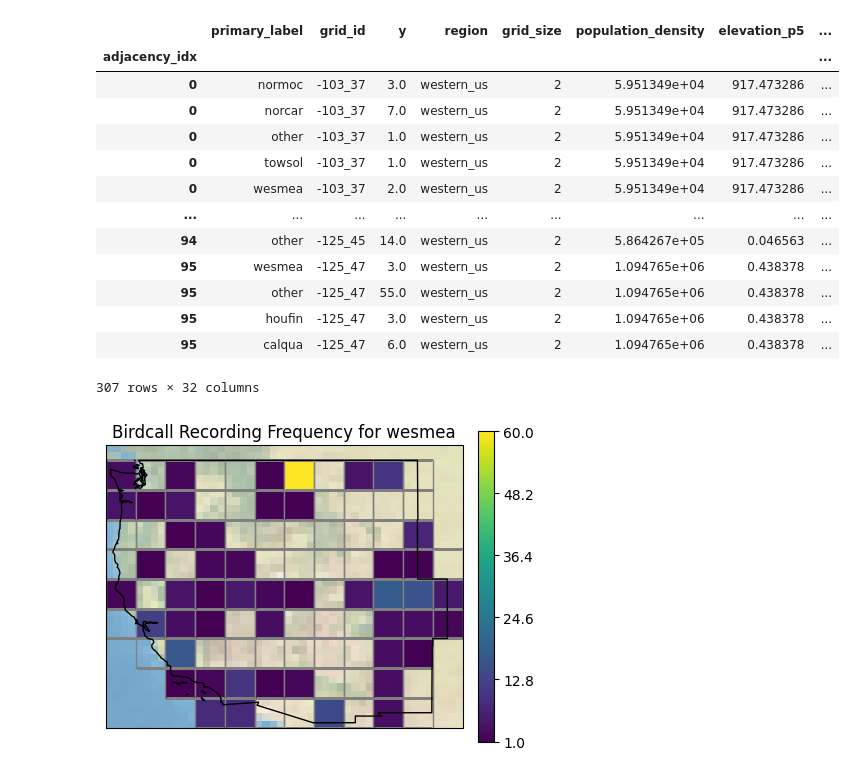
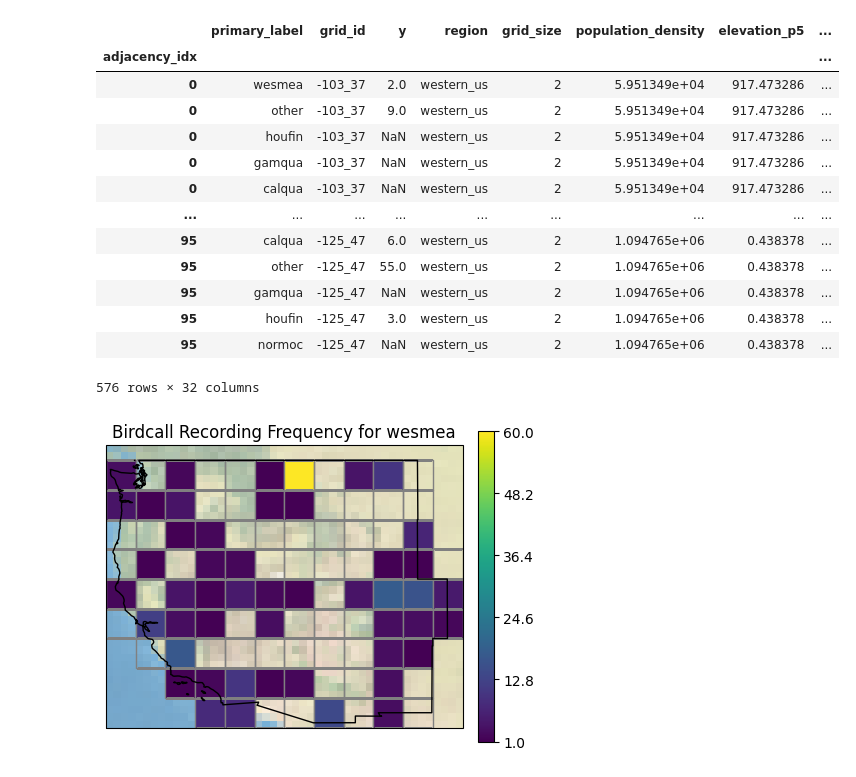
Before and after one commit to acmiyaguchi/iyse4620-birdcall-distributions, a Jupyter notebook: notebooks/2022-11-27-more-modeling.ipynb, the cells around one changed output. Cells and saved outputs as stored; diff of their text form; code cells hidden in the pictures.

```diff
--- a/notebooks/2022-11-27-more-modeling.ipynb
+++ b/notebooks/2022-11-27-more-modeling.ipynb
@@ -39,48 +39,49 @@ W = convert_to_adjacency_matrix(adjacency_list)
 # pull out species and longitude/latitude data from the kaggle dataset
 df = pd.read_csv("../data/raw/birdclef-2022/train_metadata.csv")
 df = df[["primary_label", "latitude", "longitude"]].dropna()
 df = add_lonlat_columns(df, grid)
 df = df[df.grid.notnull()]
 df["adjacency_idx"] = df.grid_id.apply(lambda x: mapping.get(x, None))
 
 # now modify the species list so we only keep the top n
-n = 10
+n = 5
 top_n = (
     df[["primary_label"]]
     .groupby("primary_label")
     .value_counts()
     .sort_values(ascending=False)[:n]
 )
 df["primary_label"] = df.primary_label.apply(
     lambda x: x if x in top_n.index else "other"
 )
 
 # count number of observed calls per adjacency index, and join against the ee variables
 group_cols = ["primary_label", "grid_id"]
 counts_df = df[group_cols].groupby(group_cols).value_counts().reset_index()
 counts_df.columns = group_cols + ["y"]
 
-prep_df = counts_df.merge(
-    ee_df.rename(columns={"name": "grid_id"}), on="grid_id", how="outer"
+ee_with_species = ee_df.rename(columns={"name": "grid_id"}).merge(
+    pd.DataFrame({"primary_label": df.primary_label.unique()}), how="cross"
 )
+prep_df = counts_df.merge(ee_with_species, on=["grid_id", "primary_label"], how="outer")
 prep_df["adjacency_idx"] = prep_df.grid_id.apply(lambda x: mapping.get(x, None))
 prep_df = prep_df.set_index("adjacency_idx").sort_index()
 prep_df
 # %% [output]
 |  | primary_label | grid_id | y | region | grid_size | population_density | elevation_p5 | ... |
 | adjacency_idx |  |  |  |  |  |  |  | ... |
-| 0 | normoc | -103_37 | 3.0 | western_us | 2 | 5.951349e+04 | 917.473286 | ... |
-| 0 | norcar | -103_37 | 7.0 | western_us | 2 | 5.951349e+04 | 917.473286 | ... |
-| 0 | other | -103_37 | 1.0 | western_us | 2 | 5.951349e+04 | 917.473286 | ... |
-| 0 | towsol | -103_37 | 1.0 | western_us | 2 | 5.951349e+04 | 917.473286 | ... |
 | 0 | wesmea | -103_37 | 2.0 | western_us | 2 | 5.951349e+04 | 917.473286 | ... |
+| 0 | other | -103_37 | 9.0 | western_us | 2 | 5.951349e+04 | 917.473286 | ... |
+| 0 | houfin | -103_37 | NaN | western_us | 2 | 5.951349e+04 | 917.473286 | ... |
+| 0 | gamqua | -103_37 | NaN | western_us | 2 | 5.951349e+04 | 917.473286 | ... |
+| 0 | calqua | -103_37 | NaN | western_us | 2 | 5.951349e+04 | 917.473286 | ... |
 | ... | ... | ... | ... | ... | ... | ... | ... | ... |
-| 94 | other | -125_45 | 14.0 | western_us | 2 | 5.864267e+05 | 0.046563 | ... |
-| 95 | wesmea | -125_47 | 3.0 | western_us | 2 | 1.094765e+06 | 0.438378 | ... |
+| 95 | calqua | -125_47 | 6.0 | western_us | 2 | 1.094765e+06 | 0.438378 | ... |
 | 95 | other | -125_47 | 55.0 | western_us | 2 | 1.094765e+06 | 0.438378 | ... |
+| 95 | gamqua | -125_47 | NaN | western_us | 2 | 1.094765e+06 | 0.438378 | ... |
 | 95 | houfin | -125_47 | 3.0 | western_us | 2 | 1.094765e+06 | 0.438378 | ... |
-| 95 | calqua | -125_47 | 6.0 | western_us | 2 | 1.094765e+06 | 0.438378 | ... |
+| 95 | normoc | -125_47 | NaN | western_us | 2 | 1.094765e+06 | 0.438378 | ... |
-307 rows × 32 columns
+576 rows × 32 columns
 # %%
 from birdcall_distribution.plot import dataframe_color_getter, plot_grid
 from functools import partial
```
Also changed, not shown: parts of 8 cells of this notebook.
